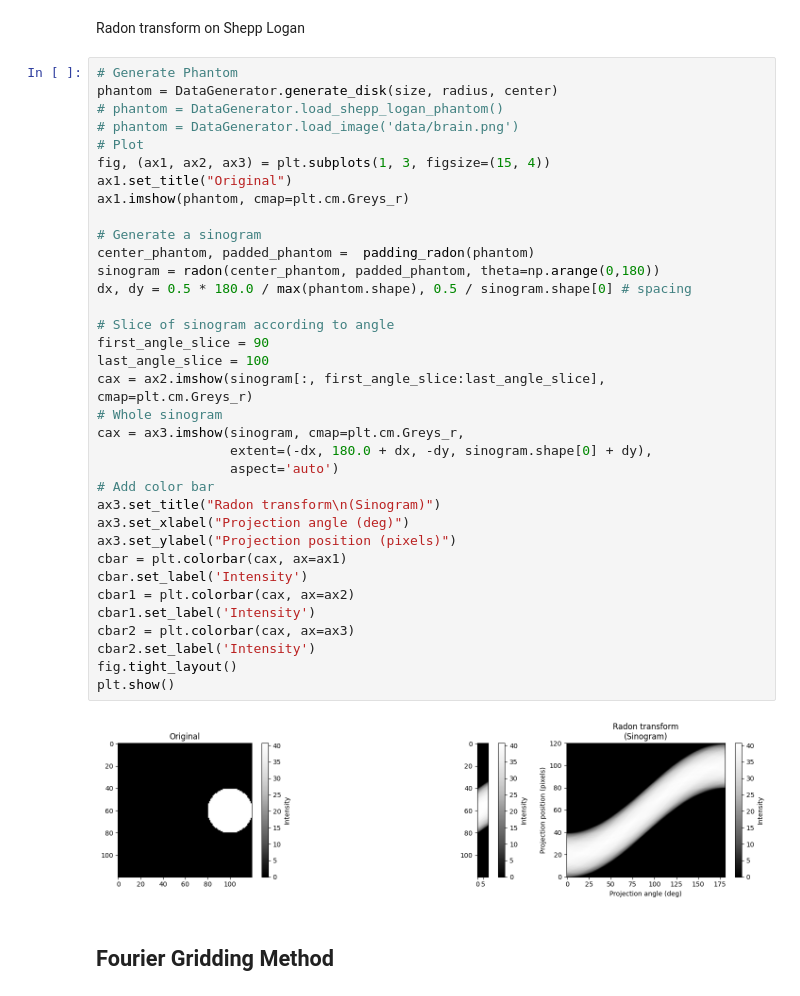
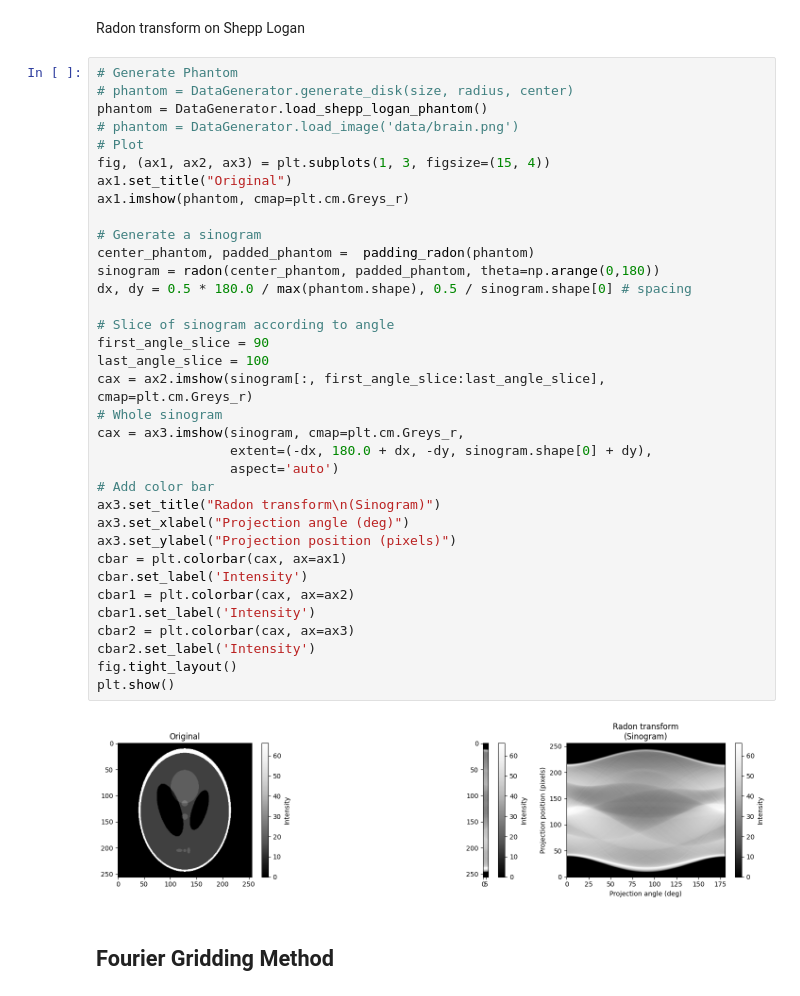
Before and after one commit to GivralNguyen/Python-Medical-Analytical-Tomographic-Image-Reconstruction, a Jupyter notebook: tutorial.ipynb, the cells around one changed output. Saved outputs shown, nothing was run; the diff lists cells and outputs as text.

```diff
--- a/tutorial.ipynb
+++ b/tutorial.ipynb
@@ -52,41 +52,41 @@ plt.show()
 Radon transform on Shepp Logan
 # %%
 # Generate Phantom
-phantom = DataGenerator.generate_disk(size, radius, center)
-# phantom = DataGenerator.load_shepp_logan_phantom()
+# phantom = DataGenerator.generate_disk(size, radius, center)
+phantom = DataGenerator.load_shepp_logan_phantom()
 # phantom = DataGenerator.load_image('data/brain.png')
 # Plot
 fig, (ax1, ax2, ax3) = plt.subplots(1, 3, figsize=(15, 4))
 ax1.set_title("Original")
 ax1.imshow(phantom, cmap=plt.cm.Greys_r)
 
 # Generate a sinogram
 center_phantom, padded_phantom =  padding_radon(phantom)
 sinogram = radon(center_phantom, padded_phantom, theta=np.arange(0,180))
 dx, dy = 0.5 * 180.0 / max(phantom.shape), 0.5 / sinogram.shape[0] # spacing
 
 # Slice of sinogram according to angle
 first_angle_slice = 90
 last_angle_slice = 100
 cax = ax2.imshow(sinogram[:, first_angle_slice:last_angle_slice], cmap=plt.cm.Greys_r)
 # Whole sinogram
 cax = ax3.imshow(sinogram, cmap=plt.cm.Greys_r,
                  extent=(-dx, 180.0 + dx, -dy, sinogram.shape[0] + dy),
                  aspect='auto')
 # Add color bar
 ax3.set_title("Radon transform\n(Sinogram)")
 ax3.set_xlabel("Projection angle (deg)")
 ax3.set_ylabel("Projection position (pixels)")
 cbar = plt.colorbar(cax, ax=ax1)
 cbar.set_label('Intensity')
 cbar1 = plt.colorbar(cax, ax=ax2)
 cbar1.set_label('Intensity')
 cbar2 = plt.colorbar(cax, ax=ax3)
 cbar2.set_label('Intensity')
 fig.tight_layout()
 plt.show()
 # %% [output]
-[figure, old version]
+[figure, new version]
 # %% [markdown]
 ## Fourier Gridding Method
 # %% [markdown]
```
Also changed, not shown: parts of 11 cells of this notebook.
